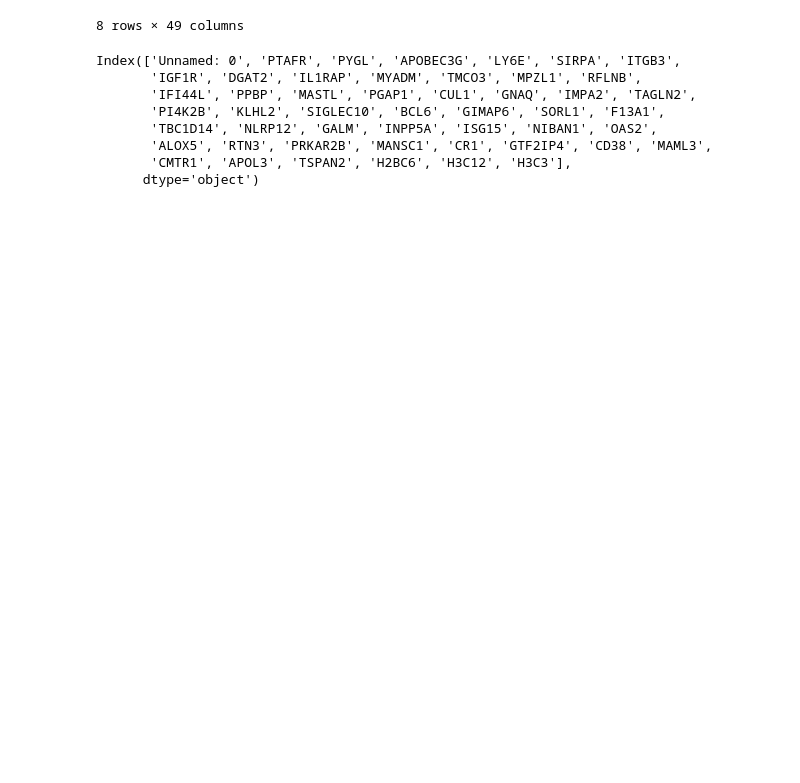
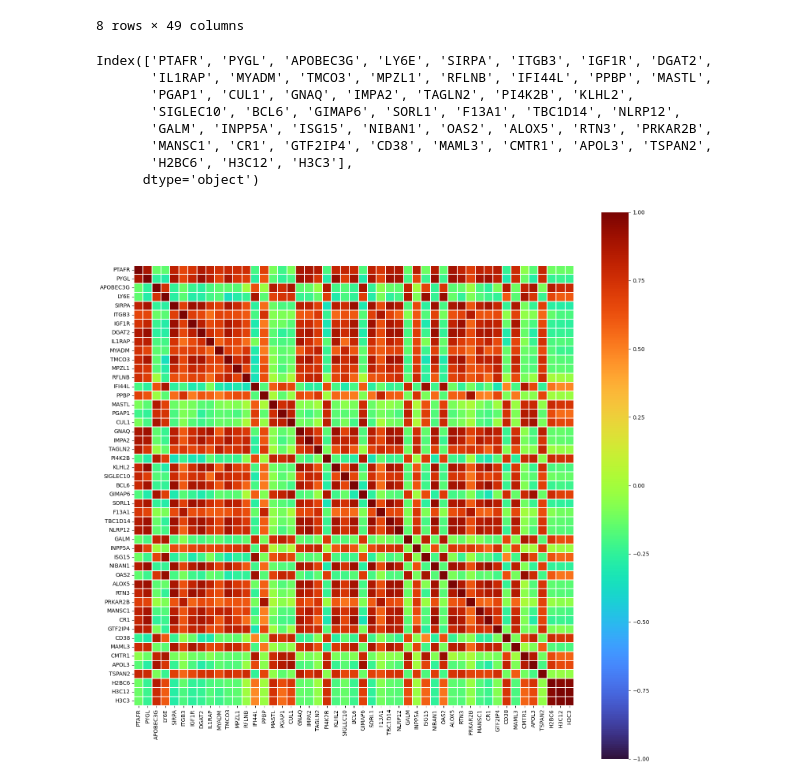
Before and after one commit to cemresvural/KawasakiDisease135, a Jupyter notebook: KawasakiDisease135.ipynb, the cells around one changed output. Saved outputs shown, nothing was run; the diff lists cells and outputs as text; code cells hidden in the pictures; blank space fills up the shorter version.

```diff
--- a/KawasakiDisease135.ipynb
+++ b/KawasakiDisease135.ipynb
@@ -23,0 +64,3 @@ df.shape
+# %%
+df1=df.iloc[:,1:]
+df1.head()
@@ -35,13 +86,13 @@ df.describe()
 | max | 2.612709e+00 | 2.612709e+00 | 2.612709e+00 | 2.612709e+00 | 2.612709e+00 | 2.612709e+00 | 2.612709e+00 | 2.612709e+00 | 2.612709e+00 | 2.612709e+00 | ... | ... |
 8 rows × 49 columns
 # %%
-df.columns
+df1.columns
 # %% [output]
-Index(['Unnamed: 0', 'PTAFR', 'PYGL', 'APOBEC3G', 'LY6E', 'SIRPA', 'ITGB3',
-       'IGF1R', 'DGAT2', 'IL1RAP', 'MYADM', 'TMCO3', 'MPZL1', 'RFLNB',
-       'IFI44L', 'PPBP', 'MASTL', 'PGAP1', 'CUL1', 'GNAQ', 'IMPA2', 'TAGLN2',
-       'PI4K2B', 'KLHL2', 'SIGLEC10', 'BCL6', 'GIMAP6', 'SORL1', 'F13A1',
-       'TBC1D14', 'NLRP12', 'GALM', 'INPP5A', 'ISG15', 'NIBAN1', 'OAS2',
-       'ALOX5', 'RTN3', 'PRKAR2B', 'MANSC1', 'CR1', 'GTF2IP4', 'CD38', 'MAML3',
-       'CMTR1', 'APOL3', 'TSPAN2', 'H2BC6', 'H3C12', 'H3C3'],
+Index(['PTAFR', 'PYGL', 'APOBEC3G', 'LY6E', 'SIRPA', 'ITGB3', 'IGF1R', 'DGAT2',
+       'IL1RAP', 'MYADM', 'TMCO3', 'MPZL1', 'RFLNB', 'IFI44L', 'PPBP', 'MASTL',
+       'PGAP1', 'CUL1', 'GNAQ', 'IMPA2', 'TAGLN2', 'PI4K2B', 'KLHL2',
+       'SIGLEC10', 'BCL6', 'GIMAP6', 'SORL1', 'F13A1', 'TBC1D14', 'NLRP12',
+       'GALM', 'INPP5A', 'ISG15', 'NIBAN1', 'OAS2', 'ALOX5', 'RTN3', 'PRKAR2B',
+       'MANSC1', 'CR1', 'GTF2IP4', 'CD38', 'MAML3', 'CMTR1', 'APOL3', 'TSPAN2',
+       'H2BC6', 'H3C12', 'H3C3'],
       dtype='object')
@@ -47,0 +102,14 @@ Index(['Unnamed: 0', 'PTAFR', 'PYGL', 'APOBEC3G', 'LY6E', 'SIRPA', 'ITGB3',
+# %%
+plt.figure(figsize=(18, 18))
+
+sns.heatmap(df1.corr(),
+            cmap='turbo',
+            square=True,
+            linewidths=0.1,
+            vmax=1,
+            vmin=-1,
+            center=0)
+
+plt.show()
+# %% [output]
+[figure, added]
```
Also changed, not shown: parts of 5 cells of this notebook.
